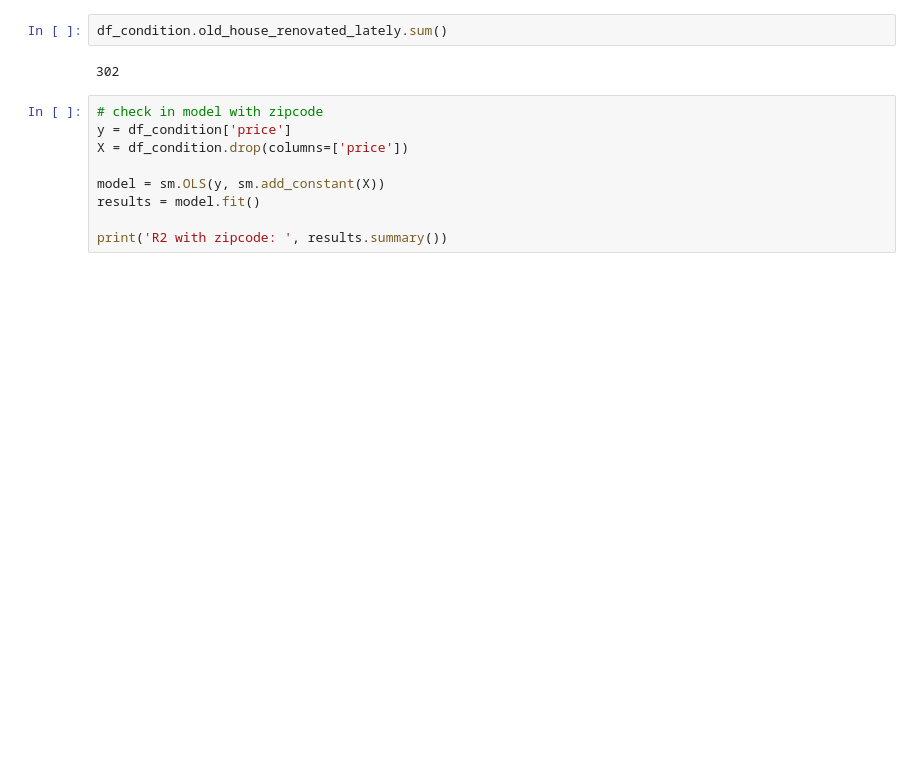
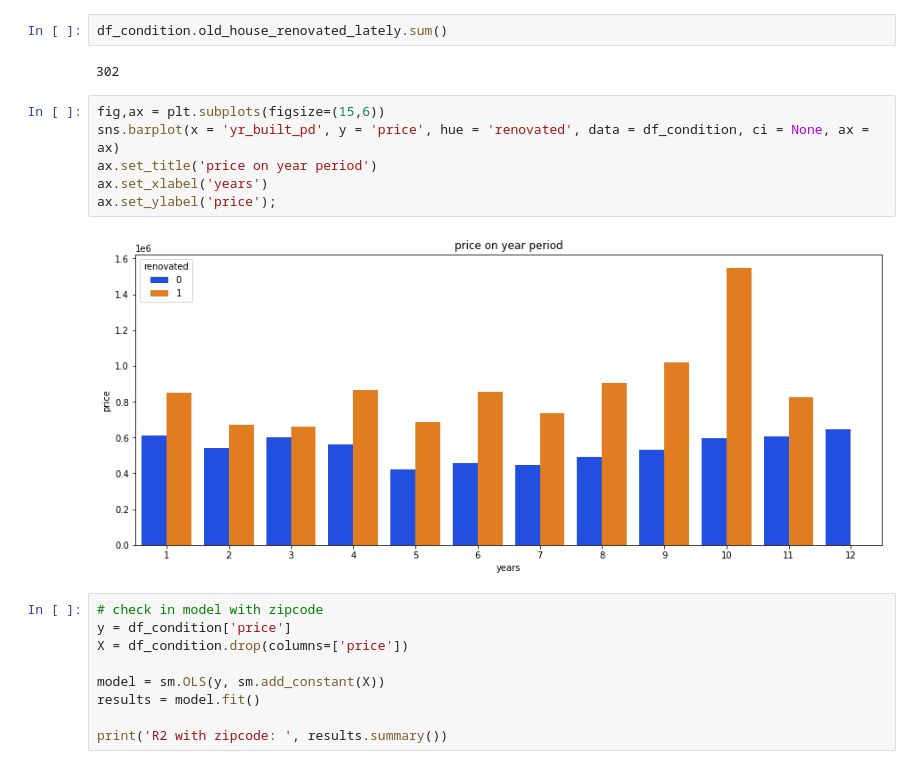
Before and after one commit to vivyhasadream/DS_P2_King-County-House-Sales-Predict, a Jupyter notebook: Han_2_EDA.ipynb, the cells around one changed output. Drawn from its saved outputs; the diff is of its cells as text; blank space fills up the shorter version.

```diff
--- a/Han_2_EDA.ipynb
+++ b/Han_2_EDA.ipynb
@@ -731,6 +784,14 @@ See the caveats in the documentation: https://pandas.pydata.org/pandas-docs/stab
 df_condition.old_house_renovated_lately.sum()
 # %% [output]
 302
+# %%
+fig,ax = plt.subplots(figsize=(15,6))
+sns.barplot(x = 'yr_built_pd', y = 'price', hue = 'renovated', data = df_condition, ci = None, ax = ax)
+ax.set_title('price on year period')
+ax.set_xlabel('years')
+ax.set_ylabel('price');
+# %% [output]
+[figure, added]
 # %%
 # check in model with zipcode
 y = df_condition['price']
```
Also changed, not shown: parts of 5 cells of this notebook, 1 other file.
